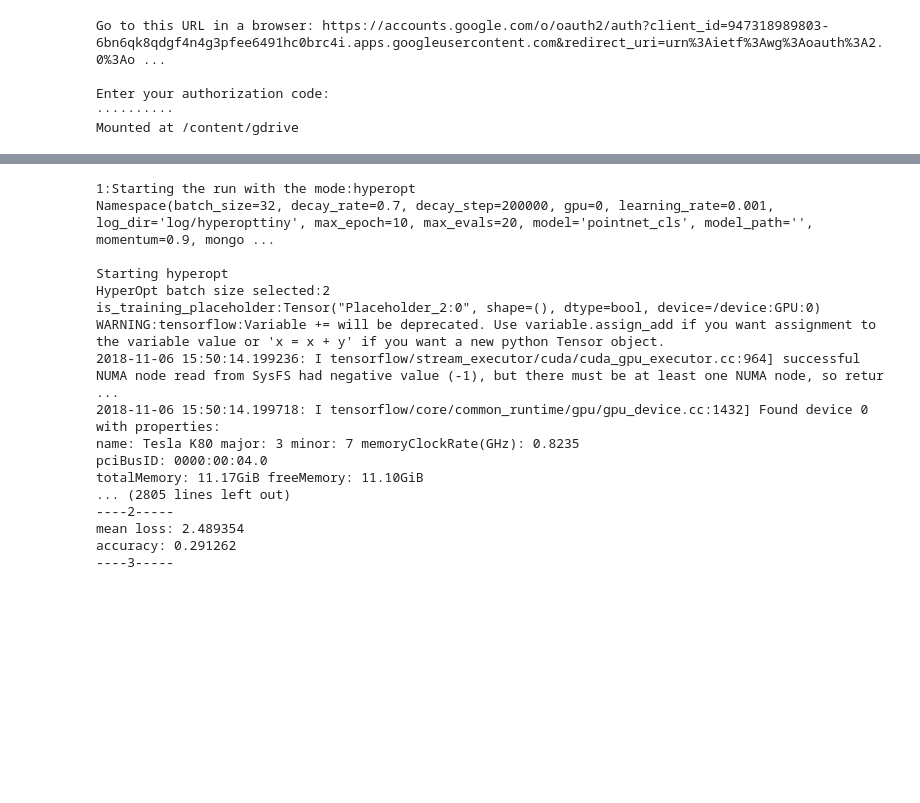
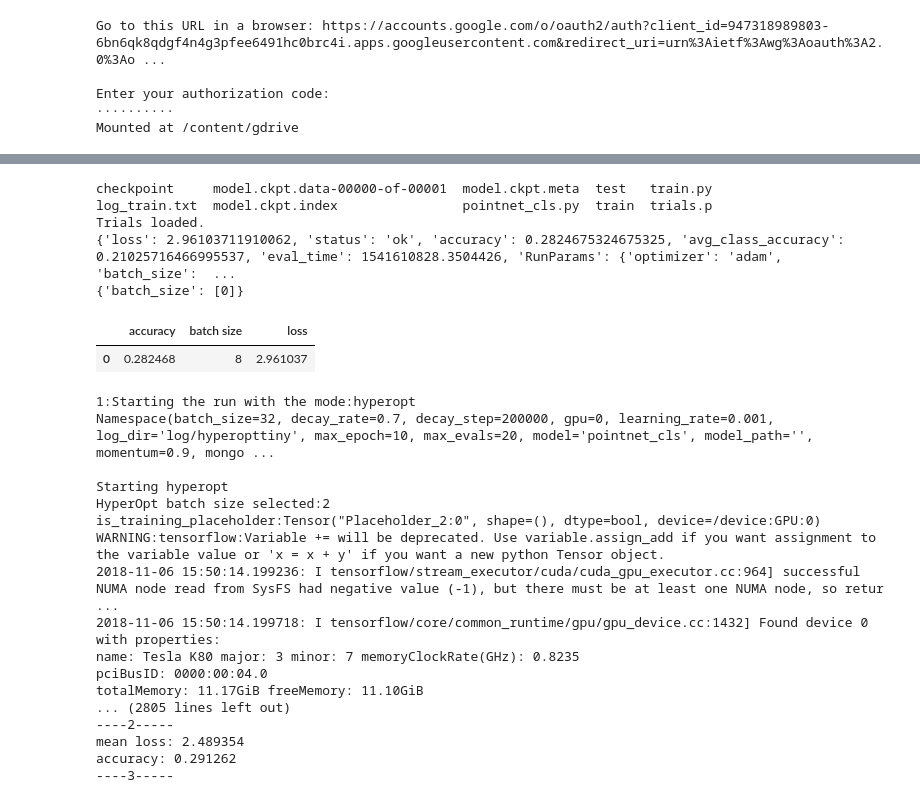
Before and after one commit to steve7an/PointnetEnhanced, a Jupyter notebook: Pointnet_Training_and_Evaluate.ipynb, the cells around one changed output, grey strips where cells are left out. Cells and saved outputs as stored; diff of their text form; code cells hidden in the pictures; blank space fills up the shorter version.

Commit message:
Added code to reload the trials dump file and print them.

```diff
--- a/Pointnet_Training_and_Evaluate.ipynb
+++ b/Pointnet_Training_and_Evaluate.ipynb
@@ -58,4 +58,38 @@ accuracy: 0.132324
 ----4-----
+# %%
+os.chdir('/content/gdrive/My Drive/GitHub/PointnetEnhanced/pointnet/log/hyperopt1/15')
+!ls
+trials = Trials()
+LOG_DIR = ""
+trialFilePath = os.path.join(LOG_DIR, "trials.p")
+if os.path.exists(trialFilePath):
+    trials = pickle.load(open(trialFilePath, "rb"))
+    print ("Trials loaded.")
+
+import json
+import pickle
+#WRITER = open("test.txt", "wb")
+for trial in trials.results:
+  print (trial)
+
+print (trials.idxs_vals[0])
+
+import pandas as pd
+# Dataframe of results from optimization
+tpe_results = pd.DataFrame({'batch size': [x['RunParams']['batch_size'] for x in trials.results],
+                            'loss': [x['loss'] for x in trials.results],
+                            'accuracy': [x['accuracy'] for x in trials.results]
+                            })
+
+tpe_results.head()
+# %% [output]
+checkpoint     model.ckpt.data-00000-of-00001  model.ckpt.meta  test   train.py
+log_train.txt  model.ckpt.index                pointnet_cls.py  train  trials.p
+Trials loaded.
+{'loss': 2.96103711910062, 'status': 'ok', 'accuracy': 0.2824675324675325, 'avg_class_accuracy': 0.21025716466995537, 'eval_time': 1541610828.3504426, 'RunParams': {'optimizer': 'adam', 'batch_size':  ...
+{'batch_size': [0]}
+|  | accuracy | batch size | loss |
+| 0 | 0.282468 | 8 | 2.961037 |
 # %%
 import os
 #os.chdir('/content/gdrive/My Drive/KE5208_Sense_Making/Code/pointnet00/')
```
Also changed, not shown: parts of 2 cells of this notebook.
